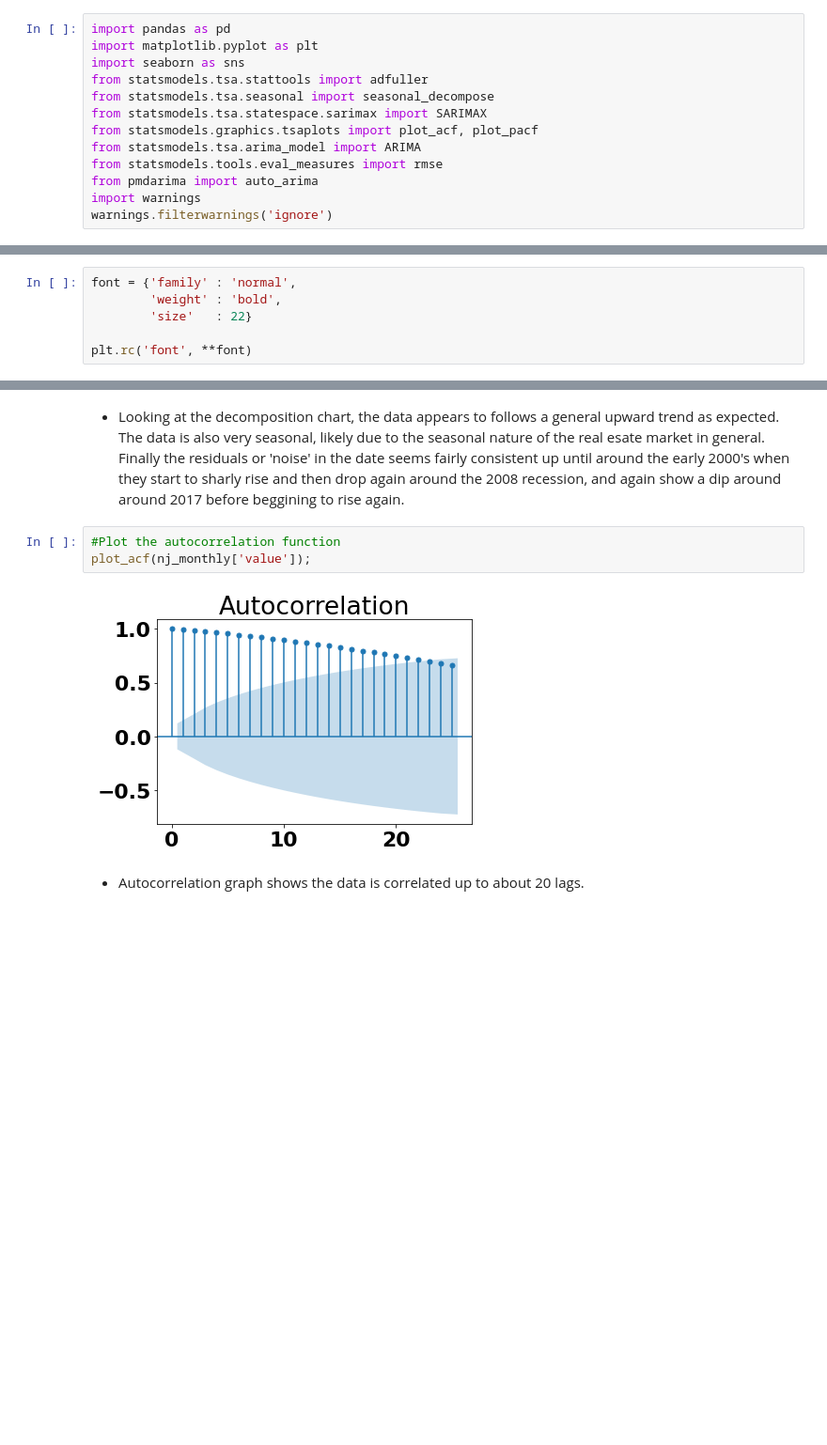
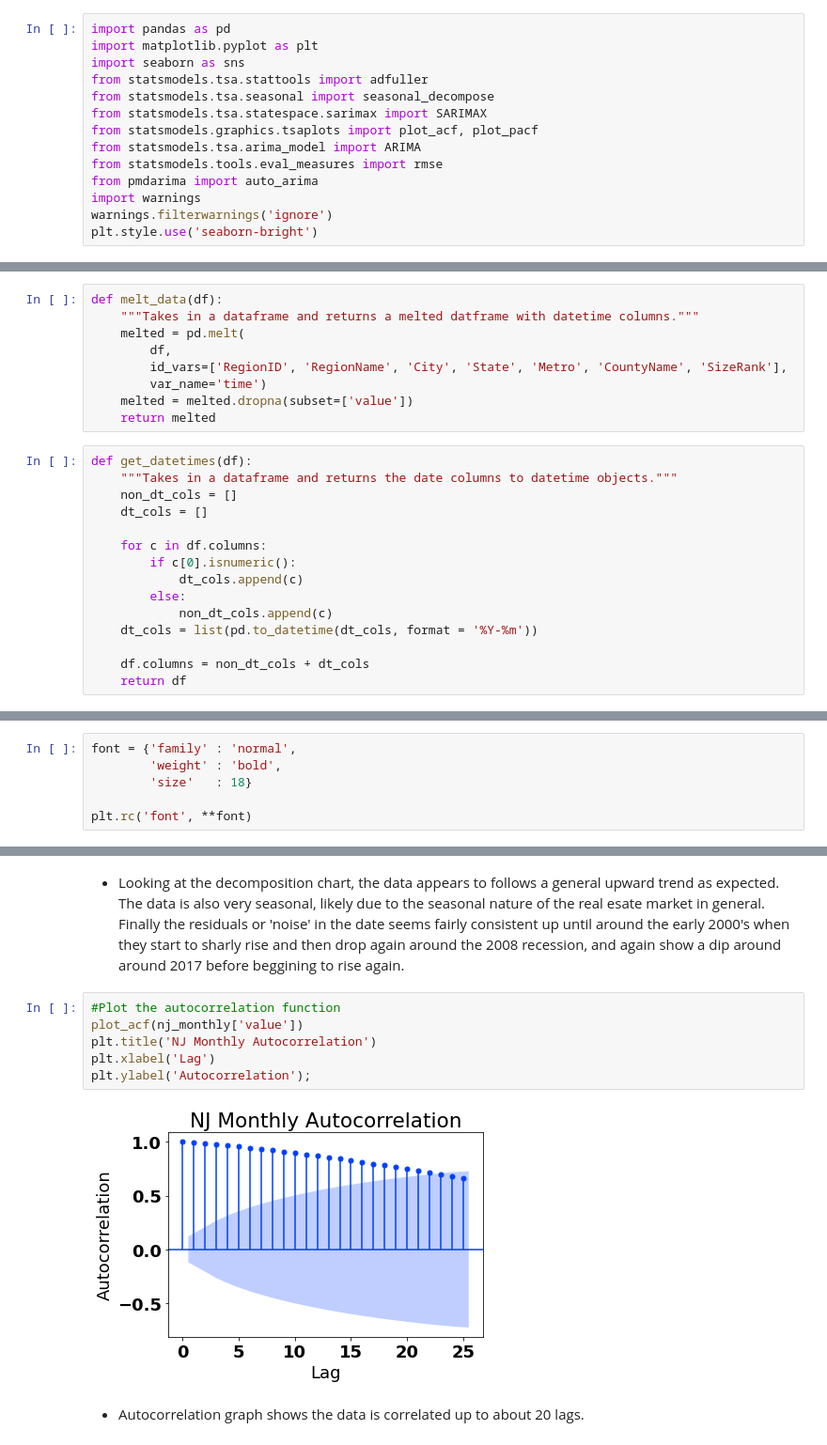
Before and after one commit to jmg0144/Zillow-Time-Series-Analysis, a Jupyter notebook: zillow-time-series-analysis.ipynb, the cells around one changed output, grey strips where cells are left out. Shown at 94% size. Drawn from its saved outputs; the diff is of its cells as text; blank space fills up the shorter version.

```diff
--- a/zillow-time-series-analysis.ipynb
+++ b/zillow-time-series-analysis.ipynb
@@ -19,3 +19,4 @@ from statsmodels.tools.eval_measures import rmse
 from pmdarima import auto_arima
 import warnings
 warnings.filterwarnings('ignore')
+plt.style.use('seaborn-bright')
@@ -21,0 +25,24 @@ warnings.filterwarnings('ignore')
+# %%
+def melt_data(df):
+    """Takes in a dataframe and returns a melted datframe with datetime columns."""
+    melted = pd.melt(
+        df,
+        id_vars=['RegionID', 'RegionName', 'City', 'State', 'Metro', 'CountyName', 'SizeRank'],
+        var_name='time')
+    melted = melted.dropna(subset=['value'])
+    return melted
+# %%
+def get_datetimes(df):
+    """Takes in a dataframe and returns the date columns to datetime objects."""
+    non_dt_cols = []
+    dt_cols = []
+
+    for c in df.columns:
+        if c[0].isnumeric():
+            dt_cols.append(c)
+        else:
+            non_dt_cols.append(c)
+    dt_cols = list(pd.to_datetime(dt_cols, format = '%Y-%m'))
+
+    df.columns = non_dt_cols + dt_cols
+    return df
@@ -74,7 +229,7 @@ df.head()
 # %%
 font = {'family' : 'normal',
         'weight' : 'bold',
-        'size'   : 22}
+        'size'   : 18}
 
 plt.rc('font', **font)
 # %% [markdown]
@@ -344,9 +344,12 @@ decomposition.plot(plt.gcf().autofmt_xdate())
  - Looking at the decomposition chart, the data appears to follows a general upward  trend as expected. The data is also very seasonal, likely due to the seasonal nature of the real esate market in general. Finally the residuals or 'noise' in the date seems fairly consistent up until around the early 2000's when they start to sharly rise and then drop again around the 2008 recession, and again show a dip around around 2017 before beggining to rise again.
 # %%
 #Plot the autocorrelation function
-plot_acf(nj_monthly['value']);
+plot_acf(nj_monthly['value'])
+plt.title('NJ Monthly Autocorrelation')
+plt.xlabel('Lag')
+plt.ylabel('Autocorrelation');
 # %% [output]
-[figure, old version]
+[figure, new version]
 # %% [markdown]
  - Autocorrelation graph shows the data is correlated up to about 20 lags.
 # %% [markdown]
```
Also changed, not shown: parts of 36 cells of this notebook.
